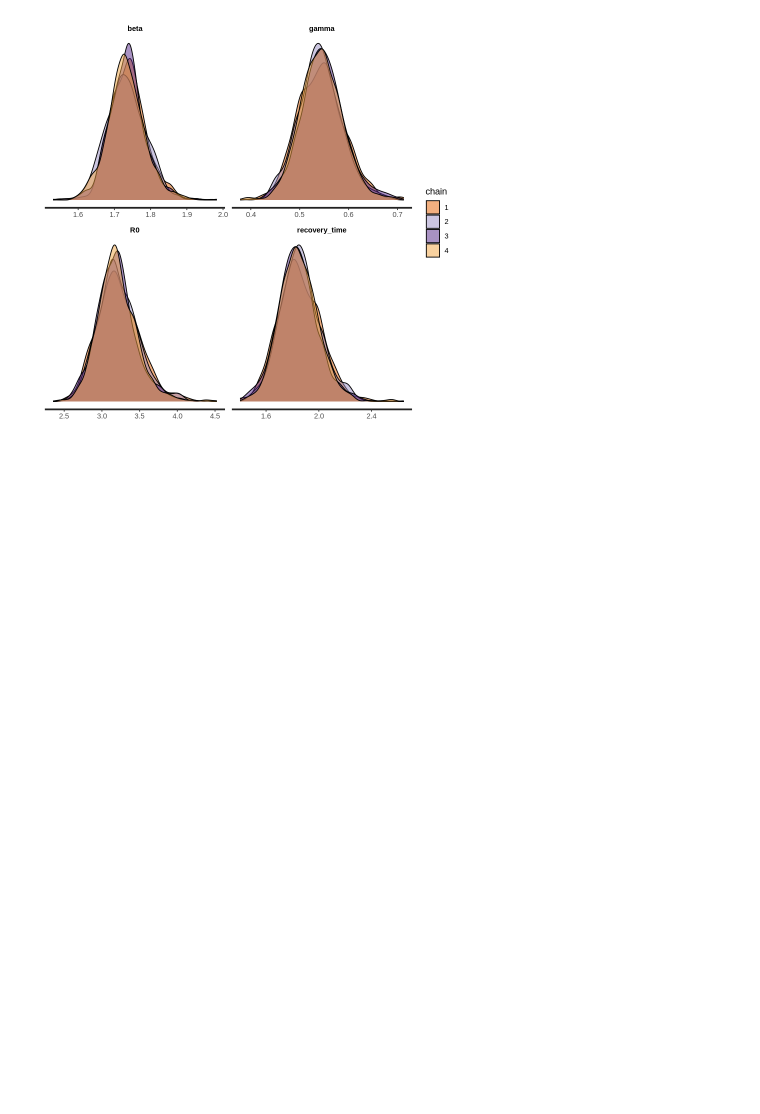
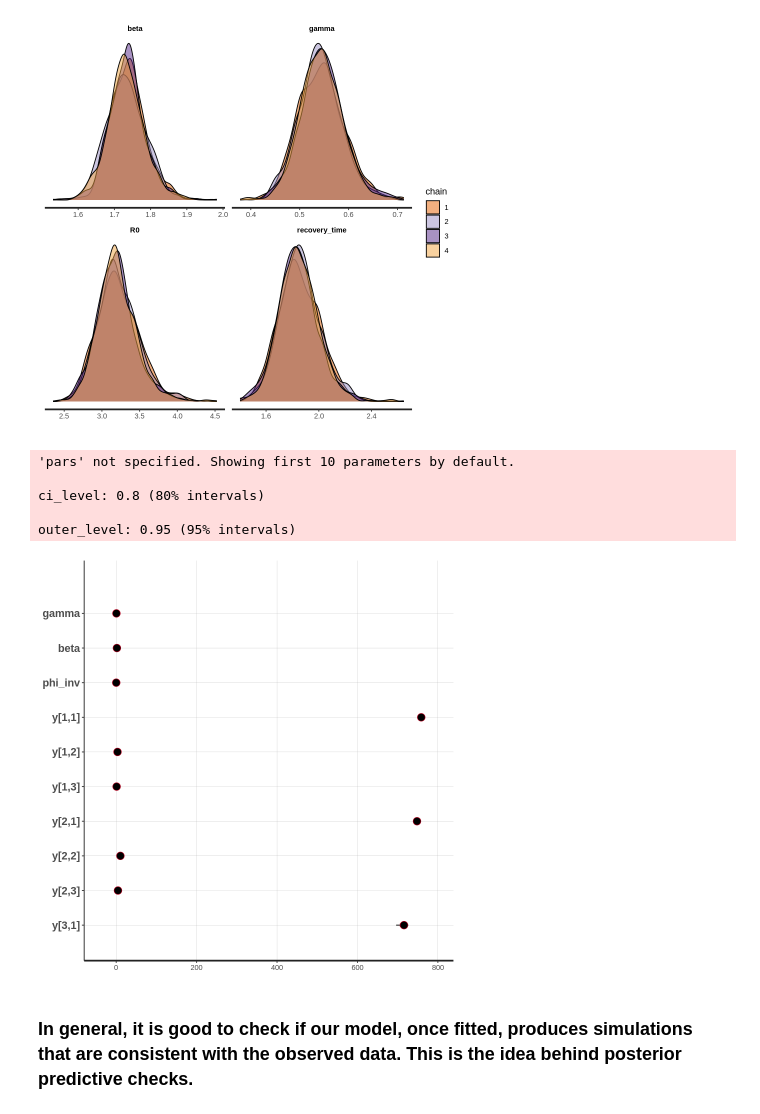
Before and after one commit to hublun/Bayesian_Aggregation_Average_Data, a Jupyter notebook: ODR_2024_1_22.ipynb, the cells around one changed output. Cells and saved outputs as stored; diff of their text form; code cells hidden in the pictures; blank space fills up the shorter version.

```diff
--- a/ODR_2024_1_22.ipynb
+++ b/ODR_2024_1_22.ipynb
@@ -212,3 +218,14 @@ convergence, Rhat=1).
 stan_dens(fit_sir_negbin, pars = pars, separate_chains = TRUE)
 # %% [output]
 [figure]
+# %%
+stan_plot(fit_sir_negbin)
+# %% [output]
+'pars' not specified. Showing first 10 parameters by default.
+
+ci_level: 0.8 (80% intervals)
+
+outer_level: 0.95 (95% intervals)
+[figure, added]
+# %% [markdown]
+### In general, it is good to check if our model, once fitted, produces simulations that are consistent with the observed data. This is the idea behind posterior predictive checks.
```
Also changed, not shown: parts of 7 cells of this notebook, 6 other files.
